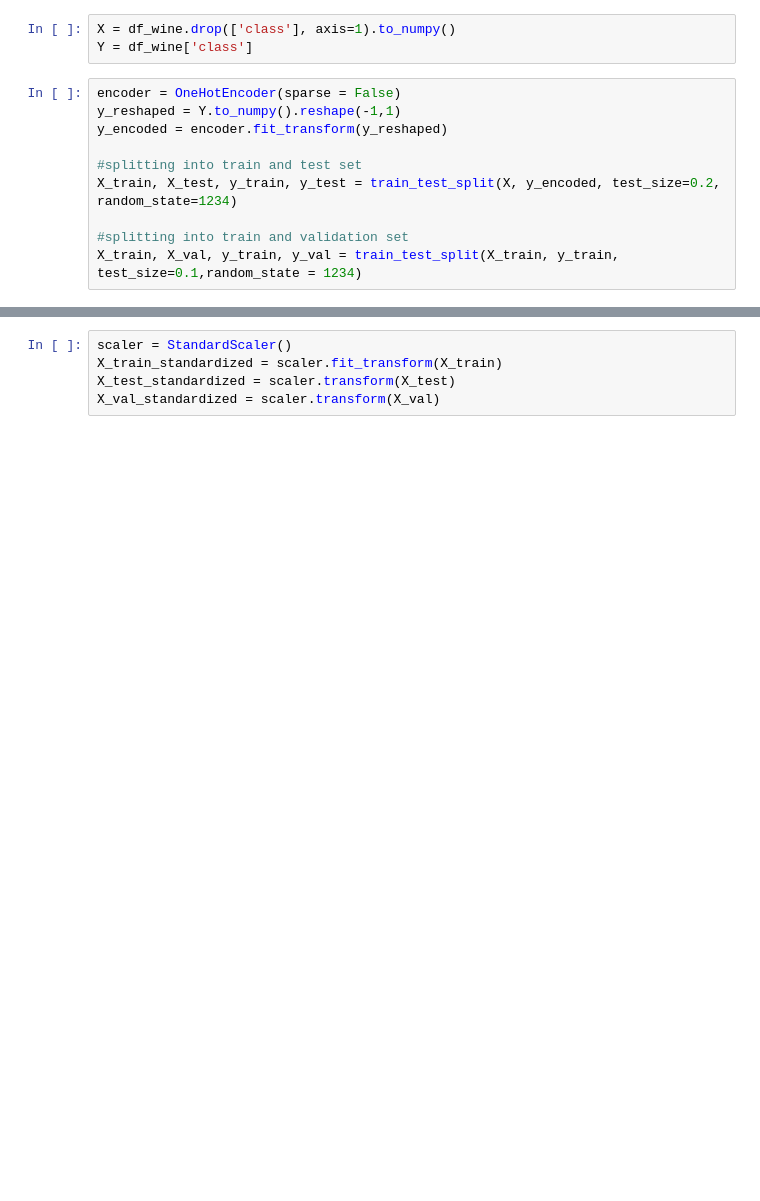
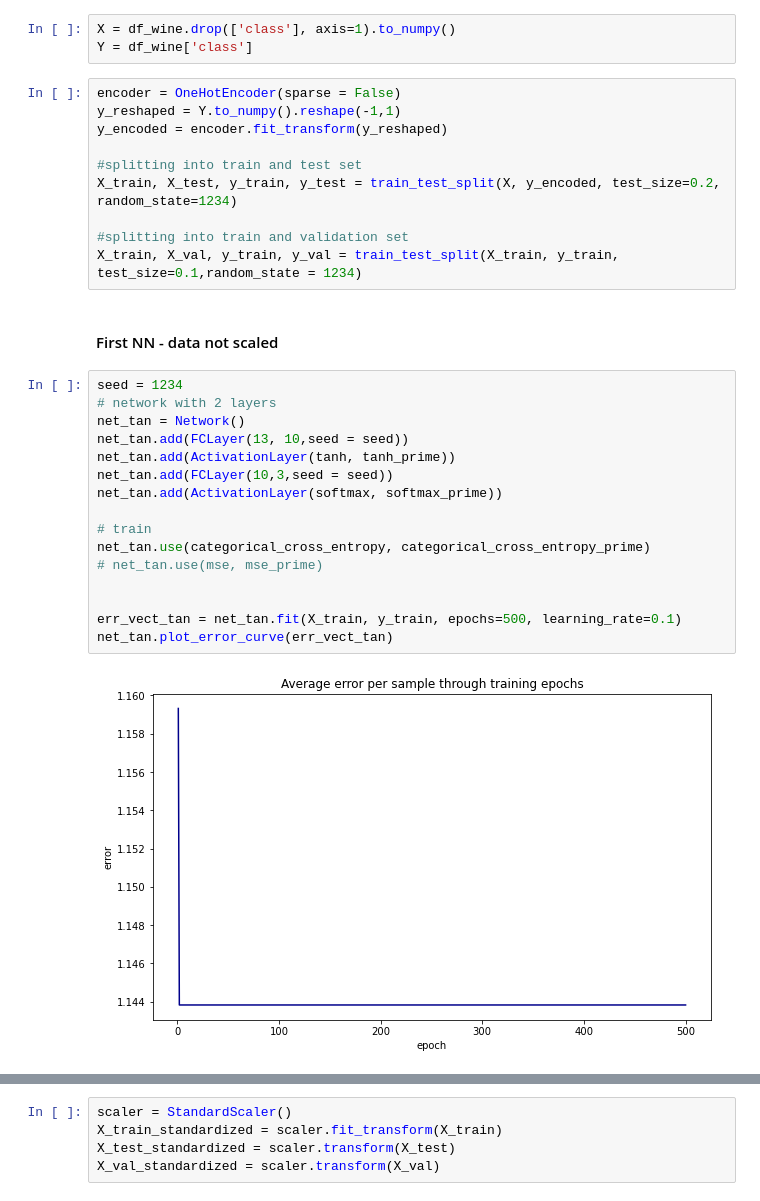
Before and after one commit to nadiaverdha/MachineLearningEx2, a Jupyter notebook: Ex2_wine.ipynb, the cells around one changed output, grey strips where cells are left out. Saved outputs shown, nothing was run; the diff lists cells and outputs as text; blank space fills up the shorter version.

```diff
--- a/Ex2_wine.ipynb
+++ b/Ex2_wine.ipynb
@@ -68,3 +68,23 @@ X_train, X_test, y_train, y_test = train_test_split(X, y_encoded, test_size=0.2,
 
 #splitting into train and validation set
 X_train, X_val, y_train, y_val = train_test_split(X_train, y_train, test_size=0.1,random_state = 1234)
+# %% [markdown]
+#### First NN - data not scaled
+# %%
+seed = 1234
+# network with 2 layers
+net_tan = Network()
+net_tan.add(FCLayer(13, 10,seed = seed))
+net_tan.add(ActivationLayer(tanh, tanh_prime))
+net_tan.add(FCLayer(10,3,seed = seed))
+net_tan.add(ActivationLayer(softmax, softmax_prime))
+
+# train
+net_tan.use(categorical_cross_entropy, categorical_cross_entropy_prime)
+# net_tan.use(mse, mse_prime)
+
+
+err_vect_tan = net_tan.fit(X_train, y_train, epochs=500, learning_rate=0.1)
+net_tan.plot_error_curve(err_vect_tan)
+# %% [output]
+[figure, added]
```
Also changed, not shown: parts of 25 cells of this notebook, 1 other file.
